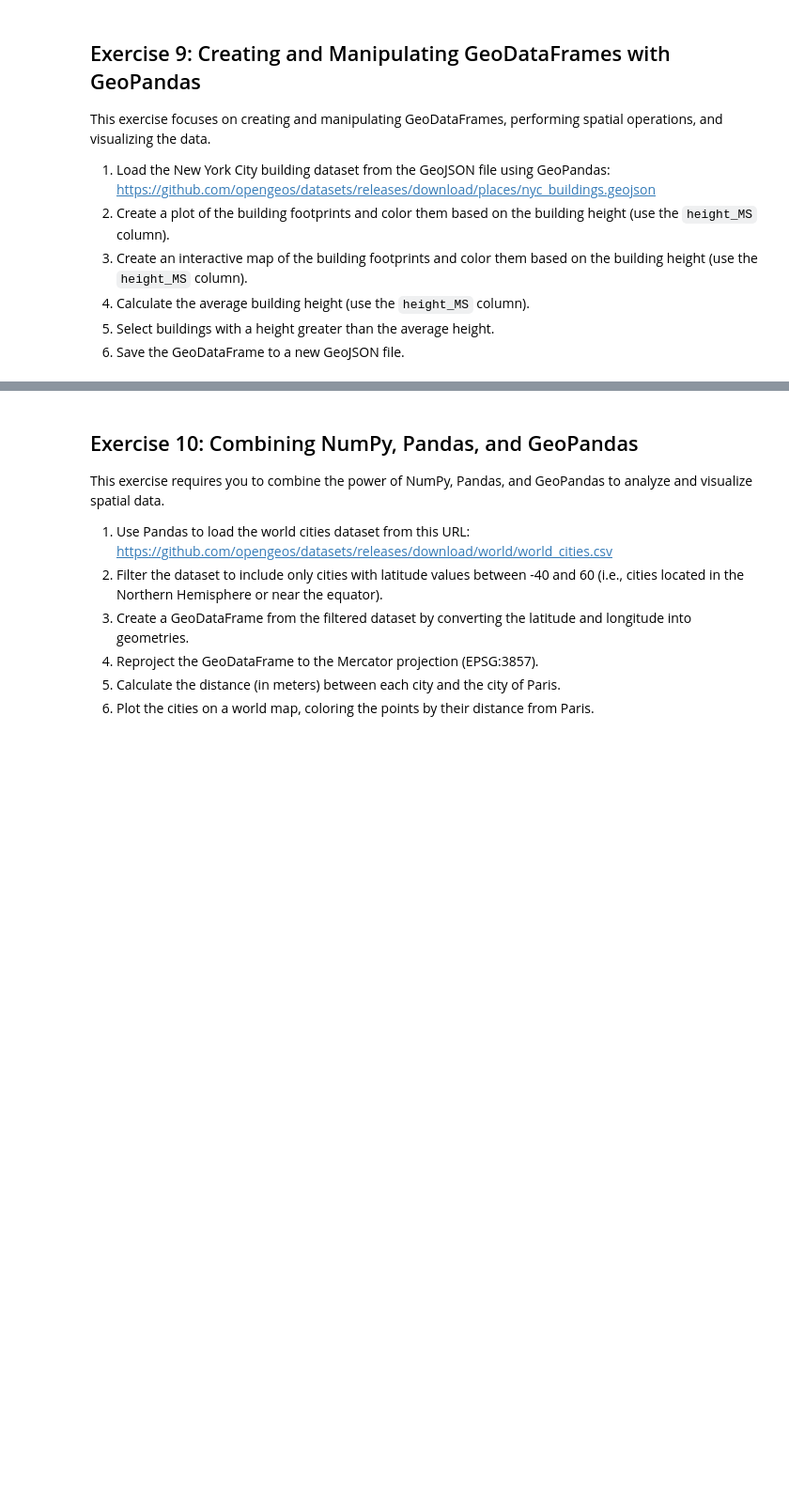
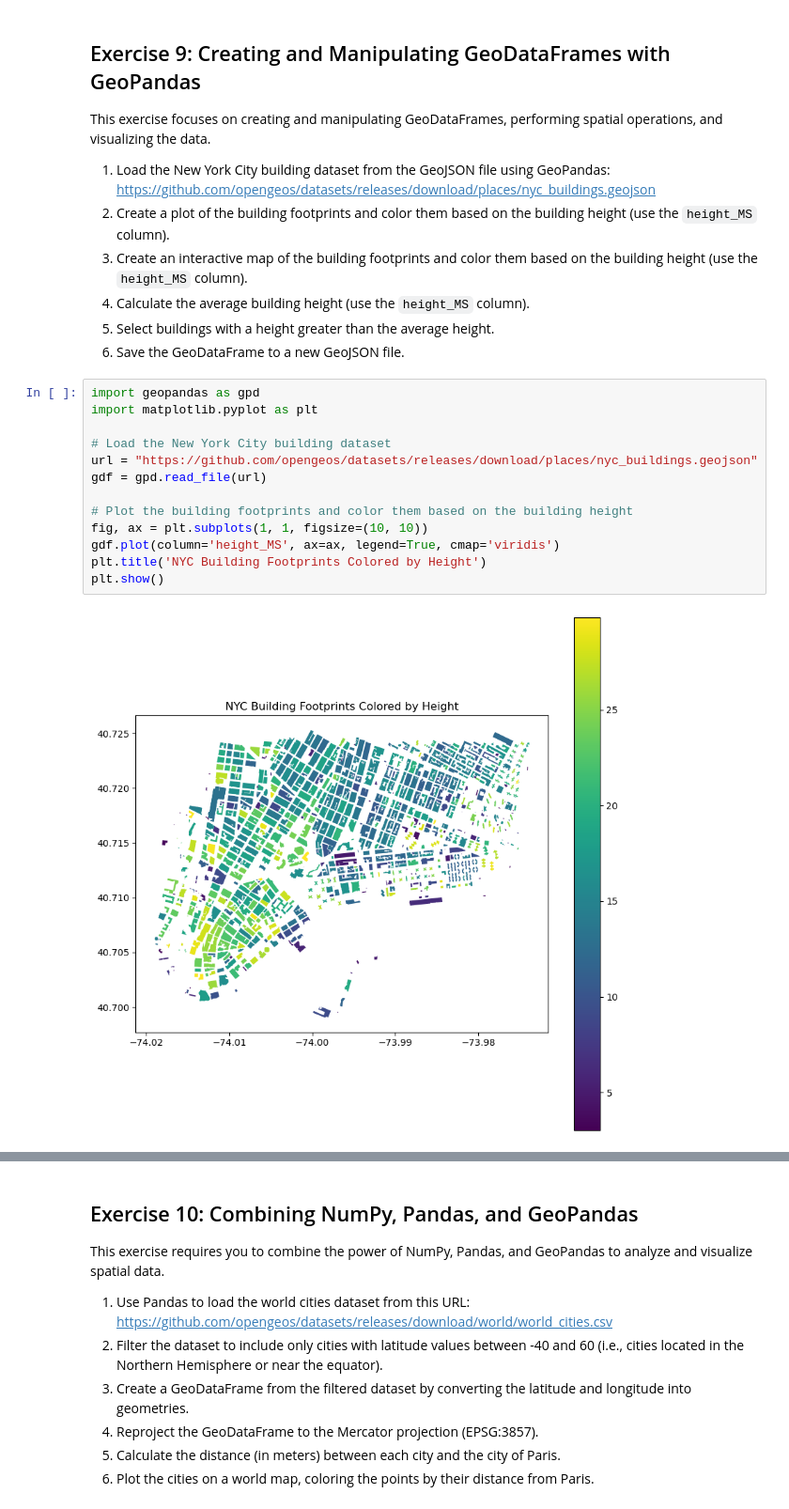
Before and after one commit to giswqs/geog-510, a Jupyter notebook: book/labs/lab_05.ipynb, the cells around one changed output, grey strips where cells are left out. Shown at 94% size. Cells and saved outputs as stored; diff of their text form; blank space fills up the shorter version.

Commit message:
new file:   book/labs/cities_distance_to_paris.html 	modified:   book/labs/lab_05.ipynb 	new file:   book/labs/nyc_buildings.html

```diff
--- a/book/labs/lab_05.ipynb
+++ b/book/labs/lab_05.ipynb
@@ -254,3 +467,18 @@ This exercise focuses on creating and manipulating GeoDataFrames, performing spa
 4. Calculate the average building height (use the `height_MS` column).
 5. Select buildings with a height greater than the average height.
 6. Save the GeoDataFrame to a new GeoJSON file.
+# %%
+import geopandas as gpd
+import matplotlib.pyplot as plt
+
+# Load the New York City building dataset
+url = "https://github.com/opengeos/datasets/releases/download/places/nyc_buildings.geojson"
+gdf = gpd.read_file(url)
+
+# Plot the building footprints and color them based on the building height
+fig, ax = plt.subplots(1, 1, figsize=(10, 10))
+gdf.plot(column='height_MS', ax=ax, legend=True, cmap='viridis')
+plt.title('NYC Building Footprints Colored by Height')
+plt.show()
+# %% [output]
+[figure, added]
```
Also changed, not shown: parts of 19 cells of this notebook, 2 other files.
